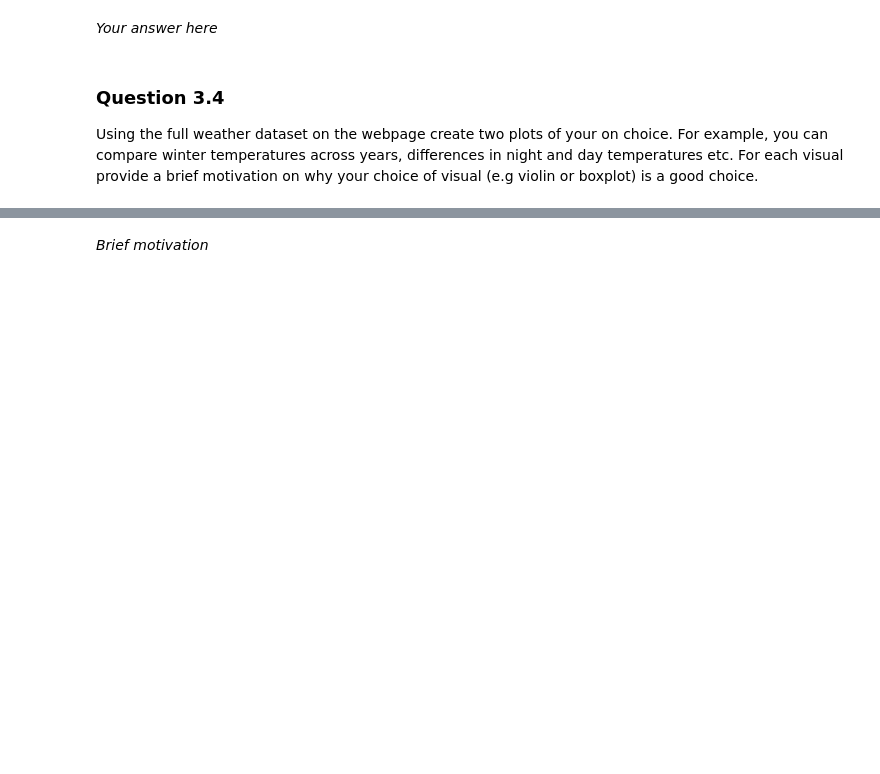
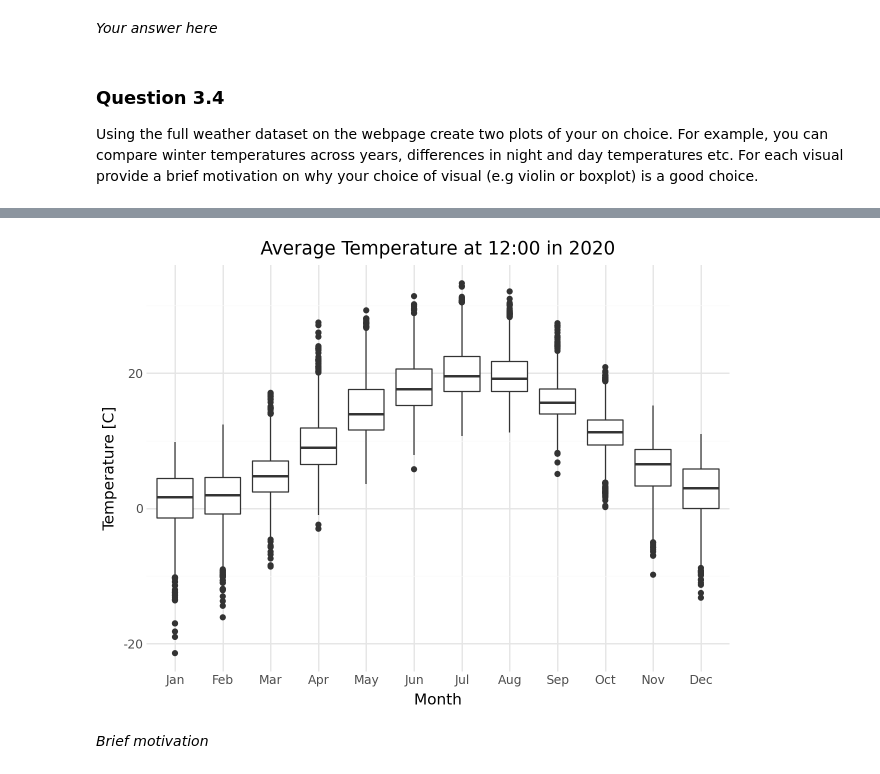
Before and after one commit to ErikDagobert/Scientific-Visualization, a Jupyter notebook: HW1/Homework1_2025.ipynb, the cells around one changed output, grey strips where cells are left out. Cells and saved outputs as stored; diff of their text form; code cells hidden in the pictures; blank space fills up the shorter version.

```diff
--- a/HW1/Homework1_2025.ipynb
+++ b/HW1/Homework1_2025.ipynb
@@ -391,2 +396,24 @@ p4
+# %%
+
+#Elis\n",
+data5 = pd.read_csv('Weather_tidy_full.csv')
+
+timeofday = [12]
+data6 = data5[data5["hour_of_day"].isin(timeofday)]
+
+months = ["Jan", "Feb", "Mar", "Apr",
+          "May", "Jun", "Jul", "Aug",
+          "Sep", "Oct", "Nov", "Dec"]
+data6["month"] = pd.Categorical(data6["month"], categories=months, ordered=True)
+data6.sort_values(by="month",inplace=True)
+
+p4 =(ggplot(data6, aes("month", "Temperature"))
+    + geom_boxplot()
+    + labs(y = "Temperature [C]", x = "Month", title="Average Temperature at 12:00 in 2020")
+    + theme_minimal())
+
+p4
+# %% [output]
+[figure, added]
 # %% [markdown]
 *Brief motivation*
```
Also changed, not shown: parts of 3 cells of this notebook.
